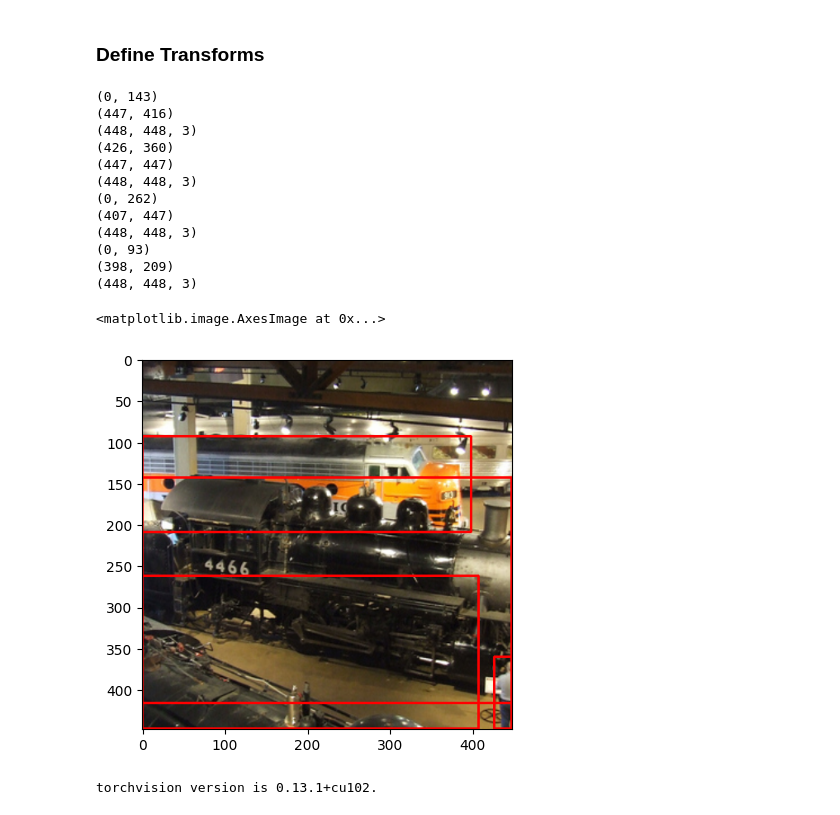
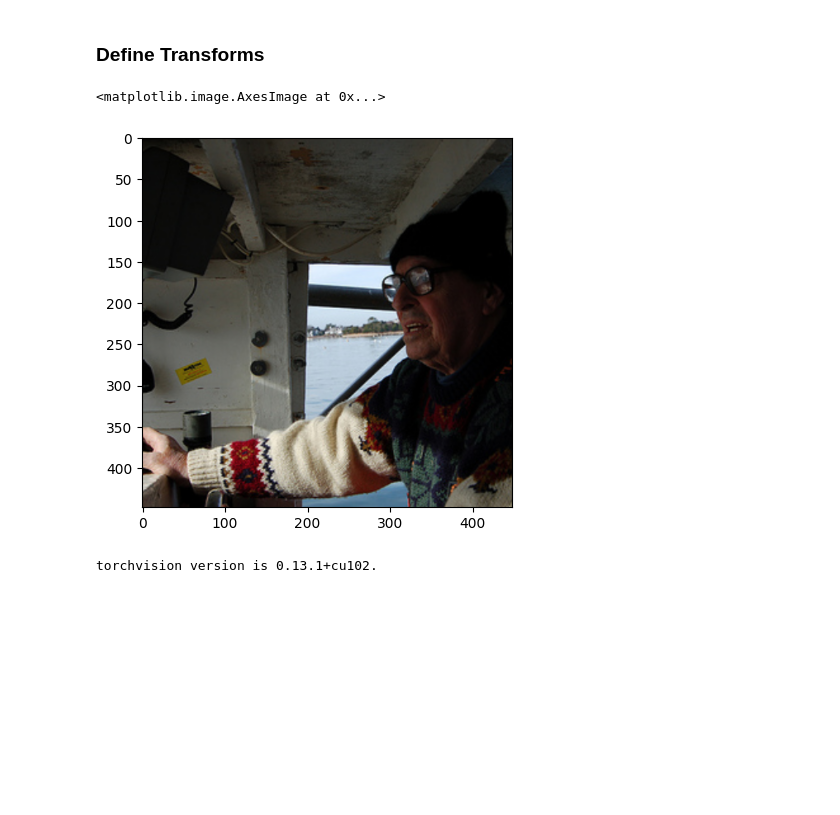
Before and after one commit to bhyun-kim/torch-object-detection, a Jupyter notebook: notebooks/develop.ipynb, the cells around one changed output. Cells and saved outputs as stored; diff of their text form; code cells hidden in the pictures; blank space fills up the shorter version.

Commit message:
Update yolo label

```diff
--- a/notebooks/develop.ipynb
+++ b/notebooks/develop.ipynb
@@ -233,3 +338,27 @@ class ToTensor(object):
+# %%
+from random import randint
+
+from torchvision.transforms import Compose
+
+transforms = Compose([
+    Rescale(512),
+    RandomCrop(448),
+    ToWHCoord(),
+    ToYOLOLabel()
+
+])
+dataset = PASCALVOCDataset(root_dir=dataset_dir, transform=transforms)
+
+idx = randint(0, len(dataset))
+
+data = dataset[idx]
+data['label'].shape
+image = data['image']
+
+plt.imshow(image)
+# %% [output]
+<matplotlib.image.AxesImage at 0x...>
+[figure, added]
 # %%
 from random import randint
 
@@ -237,7 +366,8 @@ from torchvision.transforms import Compose
 
 transforms = Compose([
     Rescale(512),
-    RandomCrop(448)
+    RandomCrop(448),
+
 ])
 dataset = PASCALVOCDataset(root_dir=dataset_dir, transform=transforms)
 
@@ -257,21 +387,6 @@ for bbox in bboxes:
     img = cv2.rectangle(img, start_point, end_point, (255, 0, 0), 2)
 
 plt.imshow(img)
-# %% [output]
-(0, 143)
-(447, 416)
-(448, 448, 3)
-(426, 360)
-(447, 447)
-(448, 448, 3)
-(0, 262)
-(407, 447)
-(448, 448, 3)
-(0, 93)
-(398, 209)
-(448, 448, 3)
-<matplotlib.image.AxesImage at 0x...>
-[figure, removed]
 # %%
 """Define YOLO Model
 """
```
Also changed, not shown: parts of 3 cells of this notebook.
